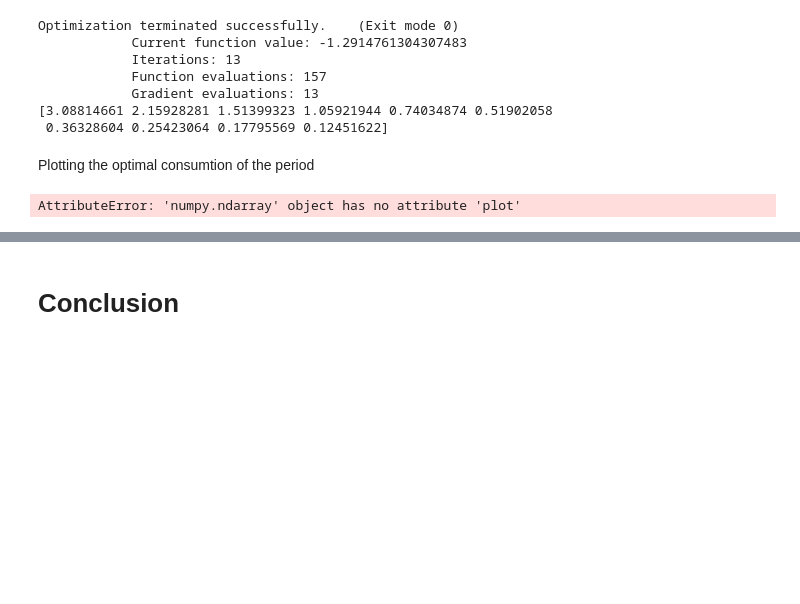
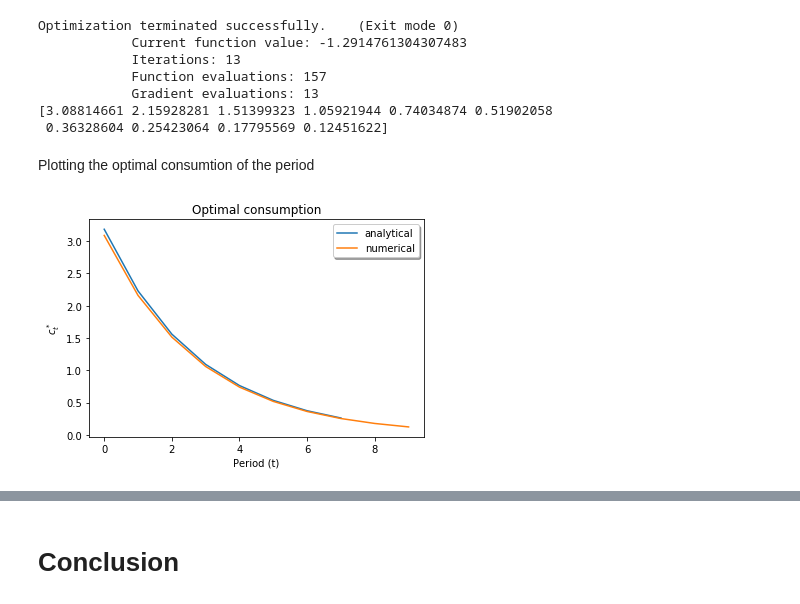
Before and after one commit to NumEconCopenhagen/projects-2020-zjr-hrv, a Jupyter notebook: modelproject/modelproject.ipynb, the cells around one changed output, grey strips where cells are left out. Saved outputs shown, nothing was run; the diff lists cells and outputs as text; code cells hidden in the pictures; blank space fills up the shorter version.

```diff
--- a/modelproject/modelproject.ipynb
+++ b/modelproject/modelproject.ipynb
@@ -154,16 +155,16 @@ Optimization terminated successfully.    (Exit mode 0)
  0.36328604 0.25423064 0.17795569 0.12451622]
 # %% [markdown]
 Plotting the optimal consumtion of the period
-# %%
-fig, ax = plt.subplots(2,1)
-# Plot analytical and numerical solution
-ax.plot([np.arange(0,t), c, 'b--o', np.arange(0,t), c_op, 'r--o'])
-ax.set_title("Optimal consumption")
-ax.set_xlabel("Period t")
-ax.set_ylabel("c_t")
-# Create a legend
-ax.legend(['analytical', 'numerical'], loc='best', shadow=True)
-# %% [output]
-AttributeError: 'numpy.ndarray' object has no attribute 'plot'
+# %%
+palette = sns.color_palette("mako_r", 6)
+ax = sns.lineplot(data=c, hue="coherence", style="choice", palette=palette)
+ax = sns.lineplot(data=c_op, hue="coherence", style="choice", palette=palette)
+ax.set_title("Optimal consumption")
+ax.set_xlabel("Period (t)")
+ax.set_ylabel("$c^*_t$")
+ax.legend(['analytical', 'numerical'], loc='best', shadow=True)
+plt.show()
+# %% [output]
+[figure, added]
 # %%
 
```
Also changed, not shown: parts of 3 cells of this notebook.
